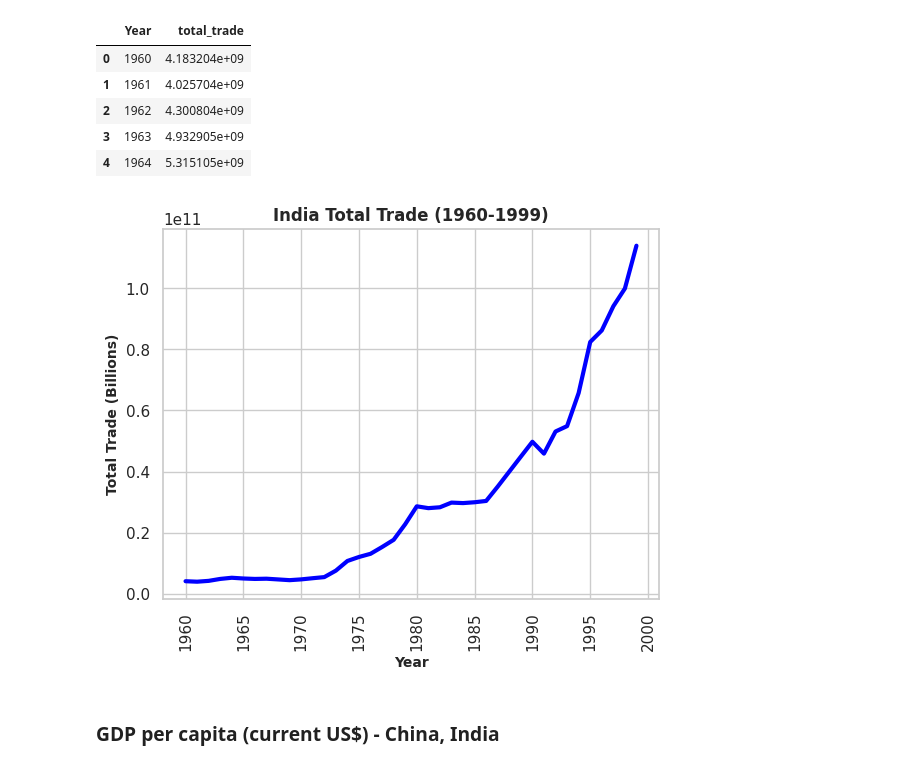
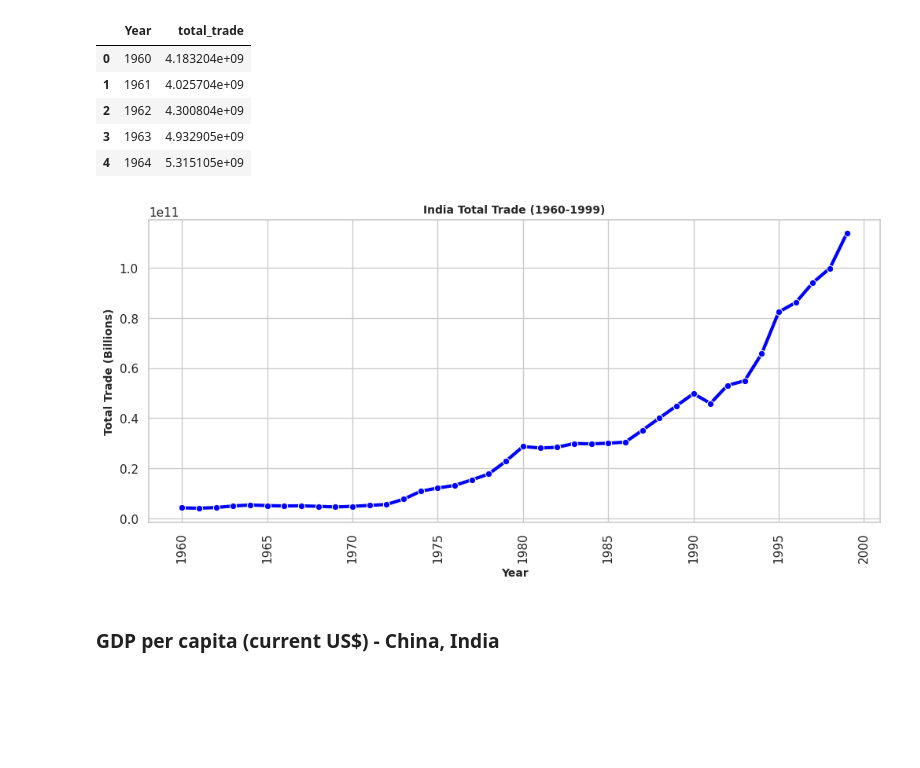
Before and after one commit to yashshahi/India_trade-1960-1999-, a Jupyter notebook: potential_gdp.ipynb, the cells around one changed output. Saved outputs shown, nothing was run; the diff lists cells and outputs as text; code cells hidden in the pictures; blank space fills up the shorter version.

Commit message:
configured the graphs

```diff
--- a/potential_gdp.ipynb
+++ b/potential_gdp.ipynb
@@ -195,20 +195,20 @@ IND_total_trade.head()
 # %%
 
 sns.set_theme(style='whitegrid')
-plt.Figure(figsize=(12,6))
-sns.lineplot(x='Year',y='total_trade',data=IND_total_trade,markers='o',linewidth=3,color='blue')
+plt.figure(figsize=(12,5))
+sns.lineplot(x='Year',y='total_trade',data=IND_total_trade,marker='o',linewidth=3,color='blue')
 
 #rotating the x Labels 90 degrees
 plt.xticks(rotation=90)
 plt.xlabel('Year', fontweight='bold', fontsize=10)
 plt.ylabel('Total Trade (Billions)', fontweight='bold', fontsize=10)
-plt.title('India Total Trade (1960-1999)',fontweight='bold')
+plt.title('India Total Trade (1960-1999)',fontweight='bold',fontsize=10)
 
 plt.savefig('India_total_trade.png', dpi=300, bbox_inches='tight')
 
 plt.show()
 # %% [output]
-[figure, old version]
+[figure, new version]
 # %% [markdown]
 ### GDP per capita (current US$) - China, India
 # %%
```
Also changed, not shown: parts of 3 cells of this notebook.
